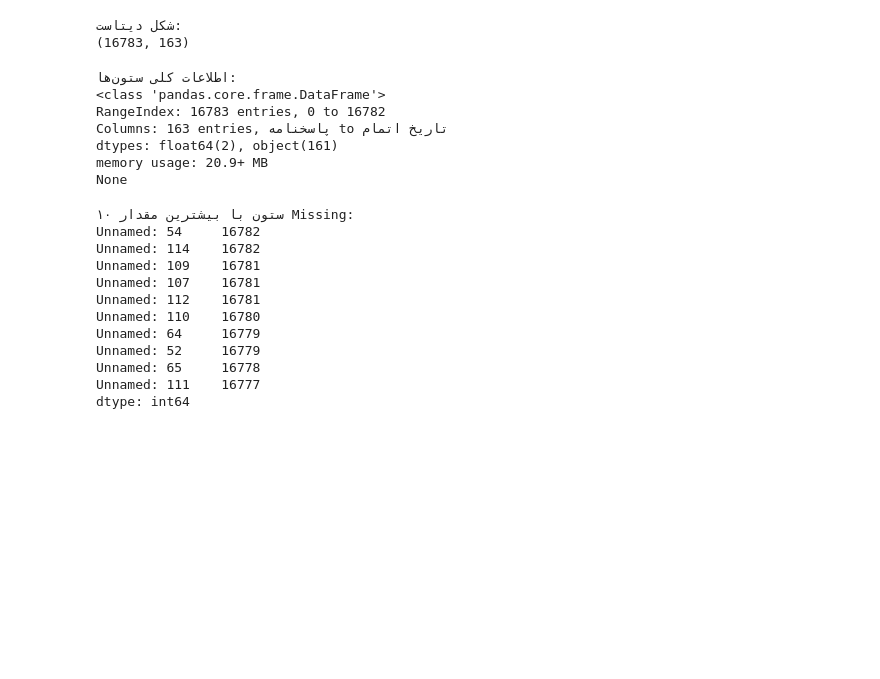
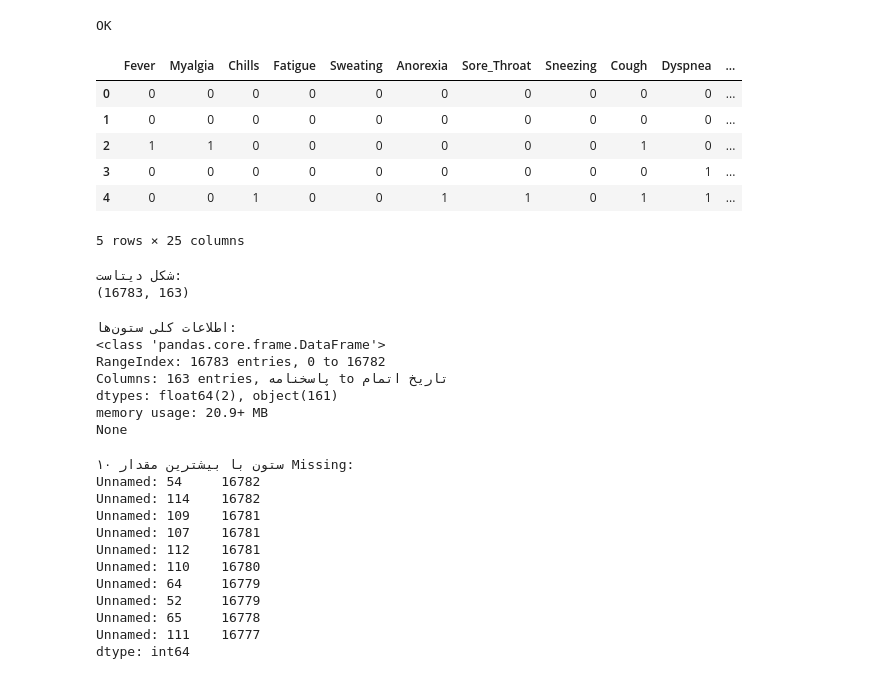
Before and after one commit to Atefeh-Amjadian/covid-risk-prediction, a Jupyter notebook: notebooks/01_exploration.ipynb, the cells around one changed output. Saved outputs shown, nothing was run; the diff lists cells and outputs as text; code cells hidden in the pictures; blank space fills up the shorter version.

```diff
--- a/notebooks/01_exploration.ipynb
+++ b/notebooks/01_exploration.ipynb
@@ -1,3 +1,31 @@
+# %%
+import pandas as pd
+print("OK")
+# %% [output]
+OK
+# %%
+import sys
+sys.path.append("..")
+
+from src.features import extract_symptoms
+import pandas as pd
+
+# load data
+df_raw = pd.read_excel("../data/raw/covid.xlsx")
+
+# run function
+df_symptoms = extract_symptoms(df_raw)
+
+# check output
+df_symptoms.head()
+# %% [output]
+|  | Fever | Myalgia | Chills | Fatigue | Sweating | Anorexia | Sore_Throat | Sneezing | Cough | Dyspnea | ... |
+| 0 | 0 | 0 | 0 | 0 | 0 | 0 | 0 | 0 | 0 | 0 | ... |
+| 1 | 0 | 0 | 0 | 0 | 0 | 0 | 0 | 0 | 0 | 0 | ... |
+| 2 | 1 | 1 | 0 | 0 | 0 | 0 | 0 | 0 | 1 | 0 | ... |
+| 3 | 0 | 0 | 0 | 0 | 0 | 0 | 0 | 0 | 0 | 1 | ... |
+| 4 | 0 | 0 | 1 | 0 | 0 | 1 | 1 | 0 | 1 | 1 | ... |
+5 rows × 25 columns
 # %%
 import pandas as pd
 import numpy as np
```
